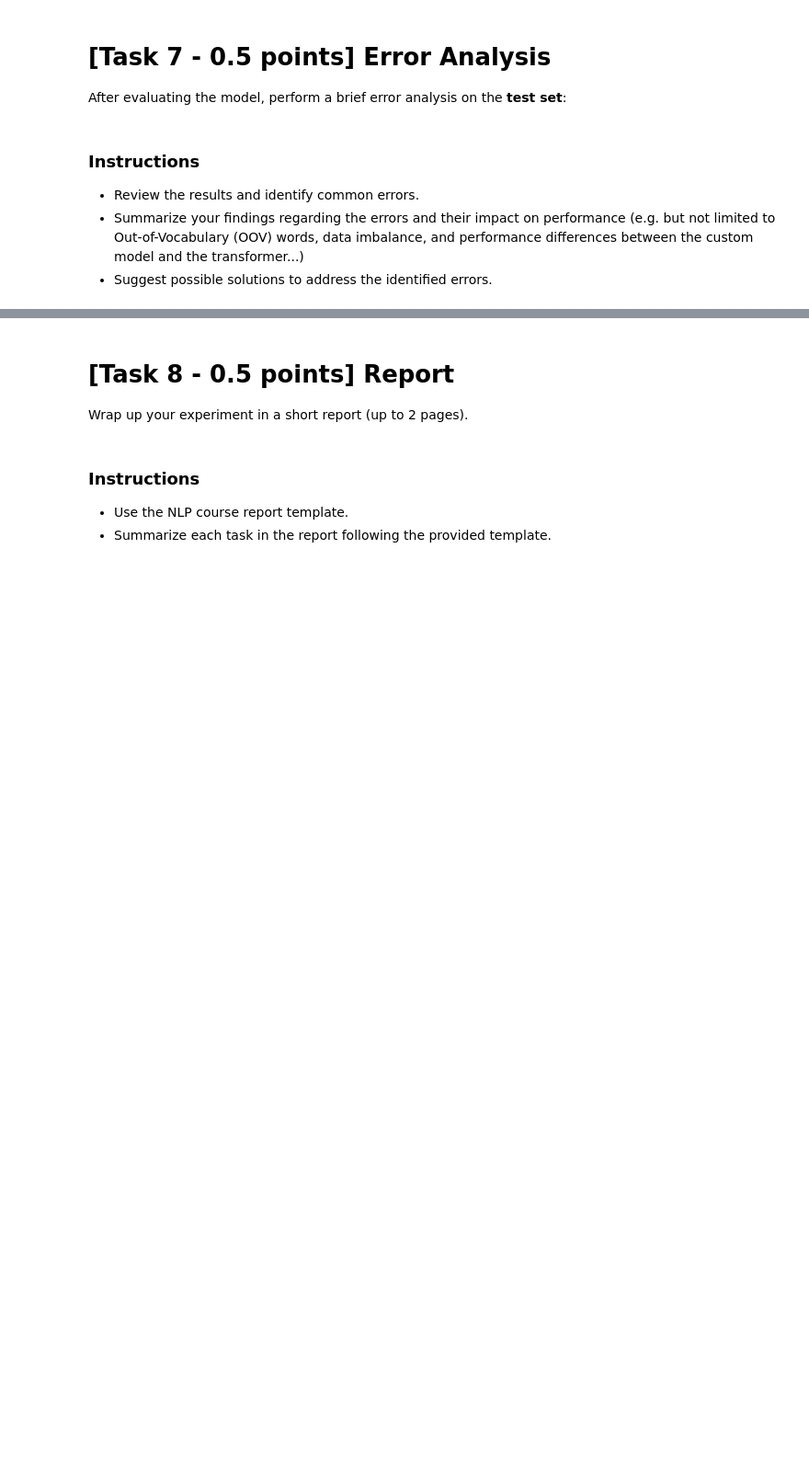
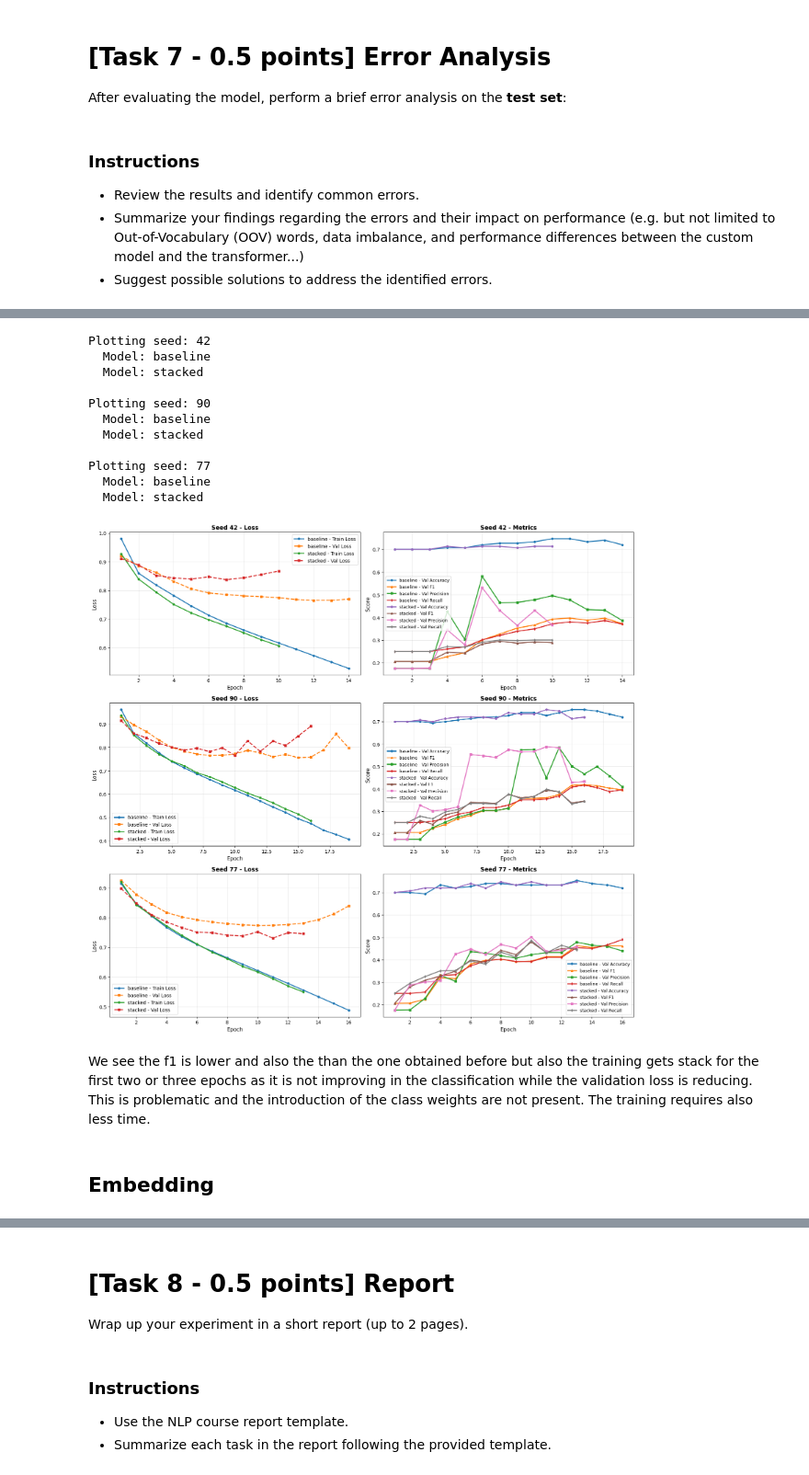
Before and after one commit to 26leonardo/NLP_project, a Jupyter notebook: GIO/Assignment1-2526 copy.ipynb, the cells around one changed output, grey strips where cells are left out. Shown at 92% size. Drawn from its saved outputs; the diff is of its cells as text; code cells hidden in the pictures; blank space fills up the shorter version.

```diff
--- a/GIO/Assignment1-2526 copy.ipynb
+++ b/GIO/Assignment1-2526 copy.ipynb
@@ -1700,0 +2357,20 @@ After evaluating the model, perform a brief error analysis on the **test set**:
+# %%
+# Call once for all histories
+plot_training_history(histories)
+# %% [output]
+Plotting seed: 42
+  Model: baseline
+  Model: stacked
+
+Plotting seed: 90
+  Model: baseline
+  Model: stacked
+
+Plotting seed: 77
+  Model: baseline
+  Model: stacked
+[figure, added]
+# %% [markdown]
+We see the f1 is lower and also the than the one obtained before but also the training gets stack for the first two or three epochs as it is not improving in the classification while the validation loss is reducing. This is problematic and the introduction of the class weights are not present. The training requires also less time.
+# %% [markdown]
+## Embedding
```
Also changed, not shown: parts of 46 cells of this notebook, 19 other files.
